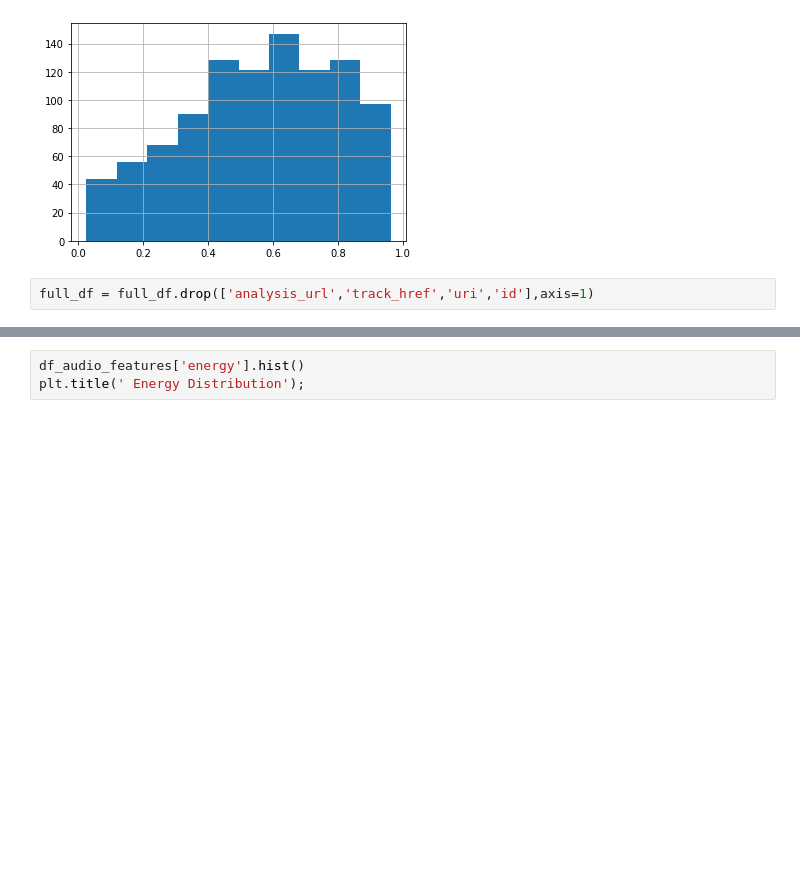
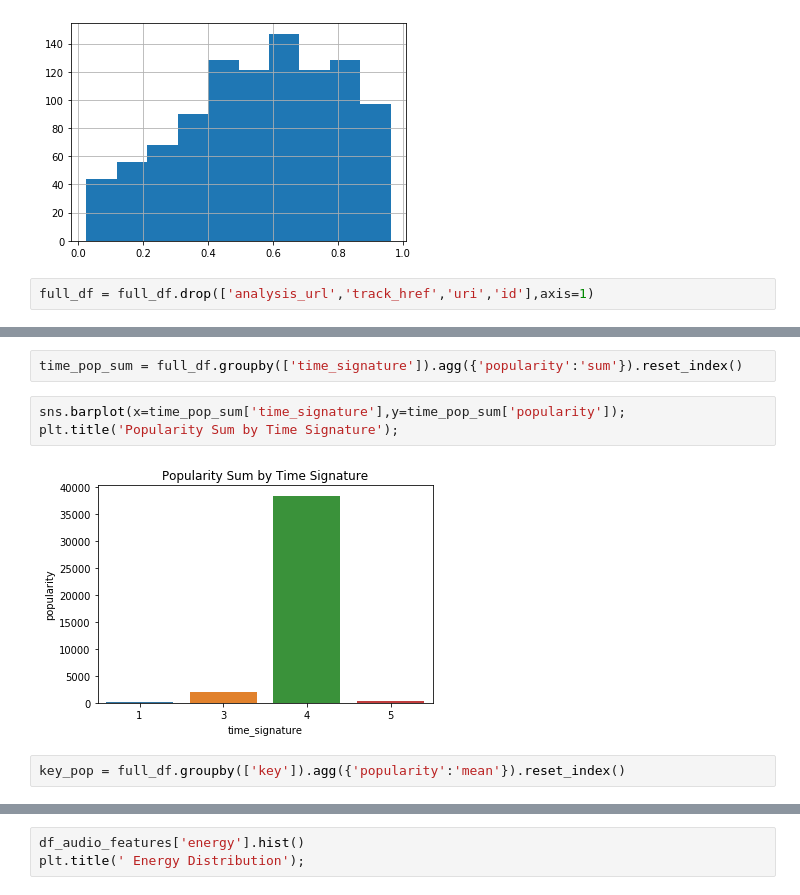
Before and after one commit to ipatel467/Spotify-Project, a Jupyter notebook: Spotify.ipynb, the cells around one changed output, grey strips where cells are left out. Cells and saved outputs as stored; diff of their text form; blank space fills up the shorter version.

```diff
--- a/Spotify.ipynb
+++ b/Spotify.ipynb
@@ -173,0 +174,9 @@ full
+# %%
+time_pop_sum = full_df.groupby(['time_signature']).agg({'popularity':'sum'}).reset_index()
+# %%
+sns.barplot(x=time_pop_sum['time_signature'],y=time_pop_sum['popularity']);
+plt.title('Popularity Sum by Time Signature');
+# %% [output]
+[figure, added]
+# %%
+key_pop = full_df.groupby(['key']).agg({'popularity':'mean'}).reset_index()
```
Also changed, not shown: parts of 16 cells of this notebook.
